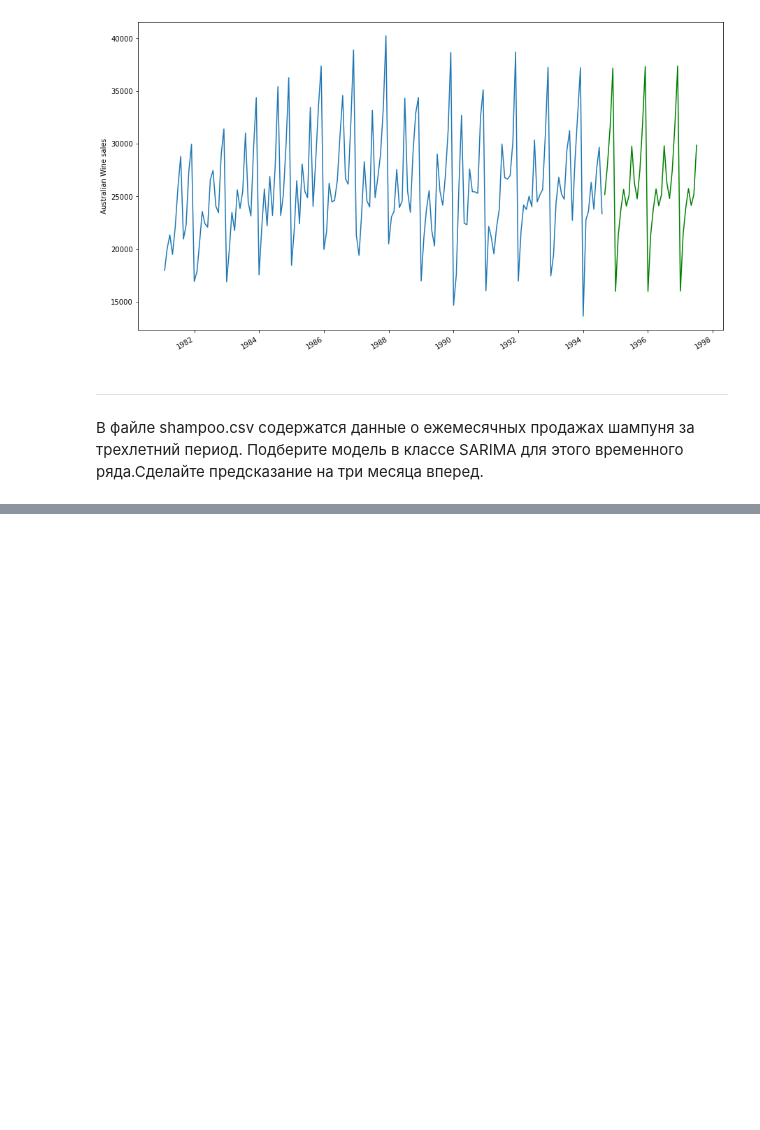
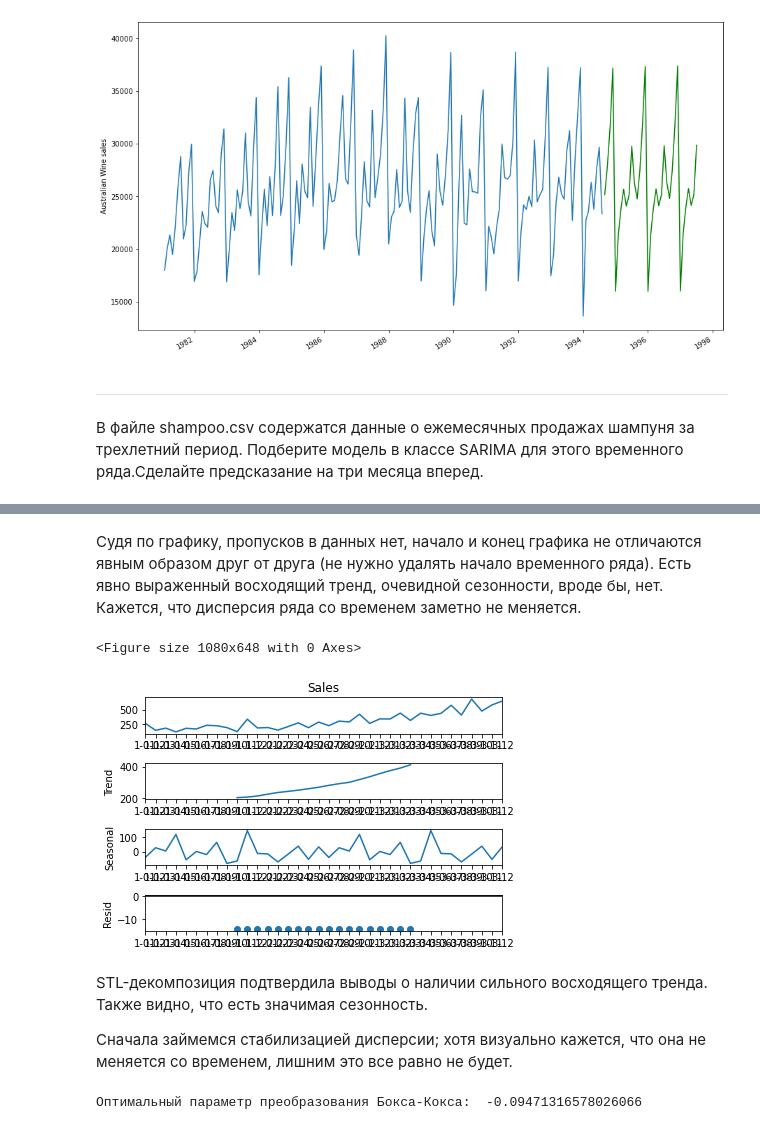
Before and after one commit to novayazarya/statistics, a Jupyter notebook: timeseries-sarima.ipynb, the cells around one changed output, grey strips where cells are left out. Saved outputs shown, nothing was run; the diff lists cells and outputs as text; code cells hidden in the pictures; blank space fills up the shorter version.

```diff
--- a/timeseries-sarima.ipynb
+++ b/timeseries-sarima.ipynb
@@ -300,0 +320,18 @@ plt.ylabel('Australian Wine sales');
+# %% [markdown]
+Судя по графику, пропусков в данных нет, начало и конец графика не отличаются явным образом друг от друга (не нужно удалять начало временного ряда). Есть явно выраженный восходящий тренд, очевидной сезонности, вроде бы, нет. Кажется, что дисперсия ряда со временем заметно не меняется.
+# %%
+# выполним STL-декомпозицию ряда
+plt.figure(figsize=(15,9))
+sm.tsa.seasonal_decompose(shampoo['Sales'], period=18).plot();
+# %% [output]
+<Figure size 1080x648 with 0 Axes>
+[figure, added]
+# %% [markdown]
+STL-декомпозиция подтвердила выводы о наличии сильного восходящего тренда. Также видно, что есть значимая сезонность.
+
+Сначала займемся стабилизацией дисперсии; хотя визуально кажется, что она не меняется со временем, лишним это все равно не будет.
+# %%
+shampoo['Sales_boxcox'], lmbd = stats.boxcox(shampoo['Sales'])
+print("Оптимальный параметр преобразования Бокса-Кокса: ", lmbd)
+# %% [output]
+Оптимальный параметр преобразования Бокса-Кокса:  -0.09471316578026066
```
Also changed, not shown: parts of 38 cells of this notebook.
